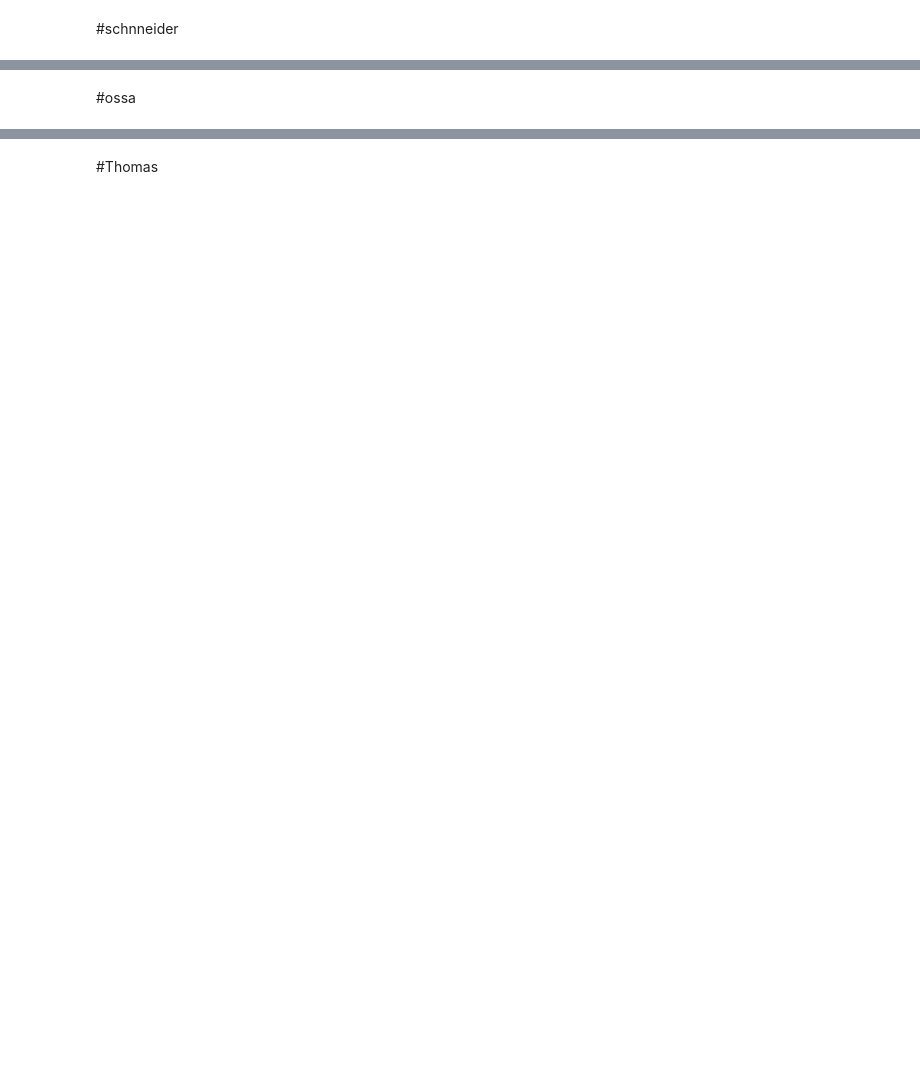
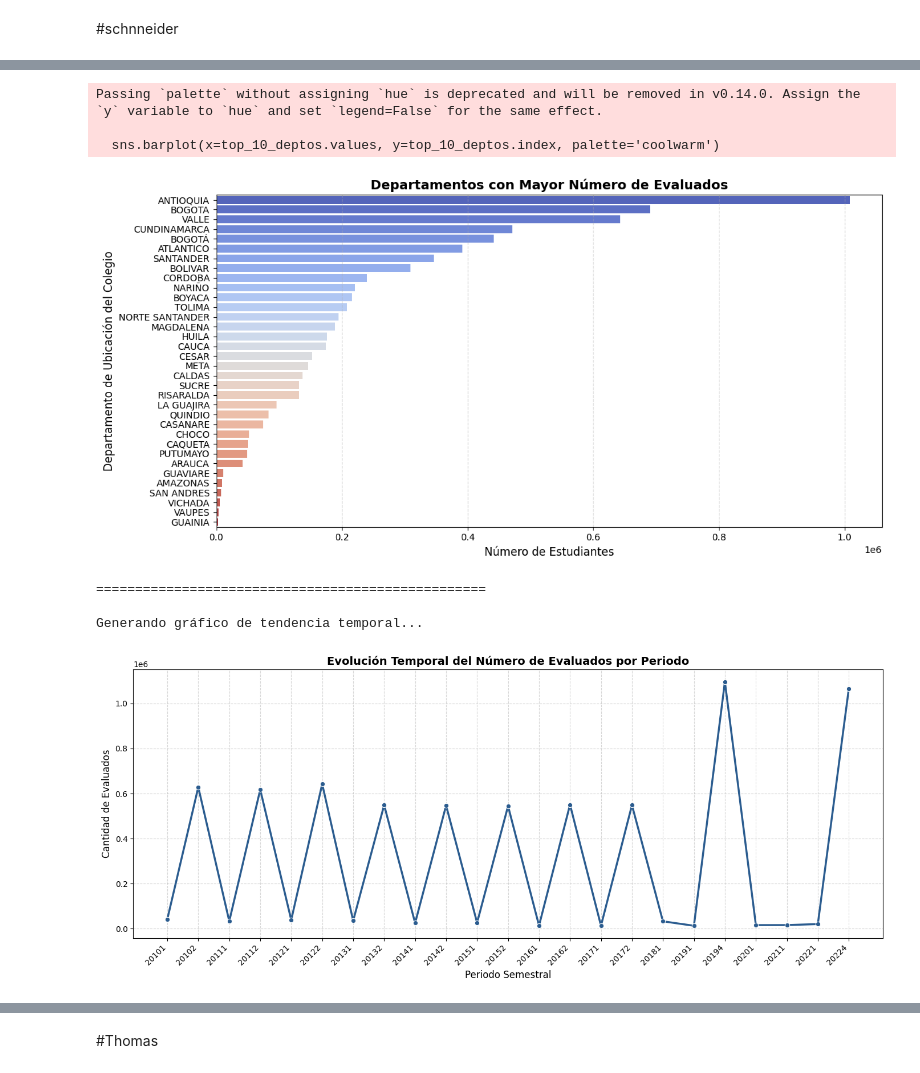
Before and after one commit to schnneider-utp/analisis-icfes, a Jupyter notebook: analisis_de_datos_icfes.ipynb, the cells around one changed output, grey strips where cells are left out. Drawn from its saved outputs; the diff is of its cells as text; code cells hidden in the pictures; blank space fills up the shorter version.

```diff
--- a/analisis_de_datos_icfes.ipynb
+++ b/analisis_de_datos_icfes.ipynb
@@ -115,0 +98,16 @@ Cargado con éxito: 7,109,704 filas y 51 columnas.
+# %%
+# Ruta del archivo .parquet en Google Drive
+ruta_parquet = (
+    "C:\\Users\\jaena\\Downloads\\analisis icfes\\resultados_saber_11.parquet"
+)
+
+try:
+  table = pq.read_table(ruta_parquet)
+  df = table.to_pandas()
+except Exception as err:
+  print(f"No se pudo abrir el archivo. Error: {err}")
+else:
+  print(
+      f"Archivo cargado con éxito en el dataframe: {df.shape[0]:,} filas y"
+      f" {df.shape[1]} columnas."
+  )
@@ -182,2 +210,54 @@ Length: 34, dtype: str
-# %% [markdown]
-#ossa
+# %%
+
+# Asegurar que periodo sea string para extraer el año
+df['periodo_str'] = df['periodo'].astype(str)
+df['anio_periodo'] = pd.to_numeric(df['periodo_str'].str[:4], errors='coerce')
+
+# Convertir fecha de nacimiento con manejo de errores (coerce para nulos en fechas inválidas)
+df['fecha_nacimiento_dt'] = pd.to_datetime(df['estu_fechanacimiento'], errors='coerce')
+df['anio_nacimiento'] = df['fecha_nacimiento_dt'].dt.year
+
+# Calcular edad
+df['edad_estudiante'] = df['anio_periodo'] - df['anio_nacimiento']
+
+# Filtrado de edades lógicas para evitar ruido de registros erróneos
+edades_filtradas = df['edad_estudiante'].dropna()
+edades_filtradas = edades_filtradas[(edades_filtradas >= 10) & (edades_filtradas <= 80)]
+
+print(f"Resumen estadístico de la edad calculada:")
+print(edades_filtradas.describe())
+print("\n" + "="*50 + "\n")
+
+# --- 2. Gráfico: Departamentos con más evaluados ---
+print("Generando gráfico de distribución geográfica...")
+
+# Limpiamos posibles diferencias de mayúsculas/minúsculas y eliminamos nulos para la visualización
+depto_col = df['cole_depto_ubicacion'].dropna().str.upper()
+top_10_deptos = depto_col.value_counts()
+
+plt.figure(figsize=(12, 6))
+sns.barplot(x=top_10_deptos.values, y=top_10_deptos.index, palette='coolwarm')
+plt.title('Departamentos con Mayor Número de Evaluados', fontsize=14, fontweight='bold')
+plt.xlabel('Número de Estudiantes', fontsize=12)
+plt.ylabel('Departamento de Ubicación del Colegio', fontsize=12)
+plt.grid(axis='x', linestyle='--', alpha=0.5)
+plt.tight_layout()
+plt.show()
+
+print("\n" + "="*50 + "\n")
+
+# --- 3. Gráfico: Tendencia Temporal por Periodo ---
+print("Generando gráfico de tendencia temporal...")
+
+tendencia_periodo = df['periodo'].dropna().astype(str).value_counts().sort_index()
+
+plt.figure(figsize=(14, 6))
+sns.lineplot(x=tendencia_periodo.index, y=tendencia_periodo.values, marker='o', color='#2b5c8f', linewidth=2.5)
+plt.title('Evolución Temporal del Número de Evaluados por Periodo', fontsize=14, fontweight='bold')
+plt.xlabel('Periodo Semestral', fontsize=12)
+plt.ylabel('Cantidad de Evaluados', fontsize=12)
+plt.xticks(rotation=45, ha='right')
+plt.grid(True, linestyle='--', alpha=0.5)
+plt.tight_layout()
+plt.show()
+# %% [output]
@@ -183,0 +278,8 @@ Length: 34, dtype: str
+Passing `palette` without assigning `hue` is deprecated and will be removed in v0.14.0. Assign the `y` variable to `hue` and set `legend=False` for the same effect.
+
+  sns.barplot(x=top_10_deptos.values, y=top_10_deptos.index, palette='coolwarm')
+[figure, added]
+==================================================
+
+Generando gráfico de tendencia temporal...
+[figure, added]
```
Also changed, not shown: parts of 65 cells of this notebook, 1 other file.
